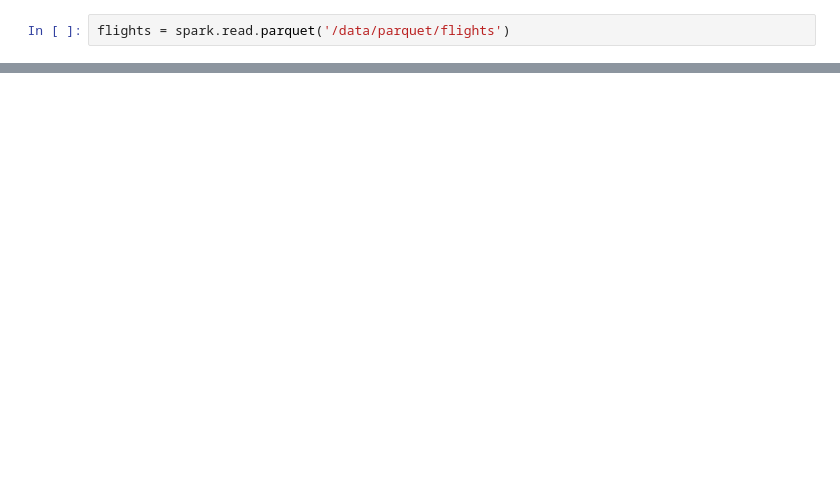
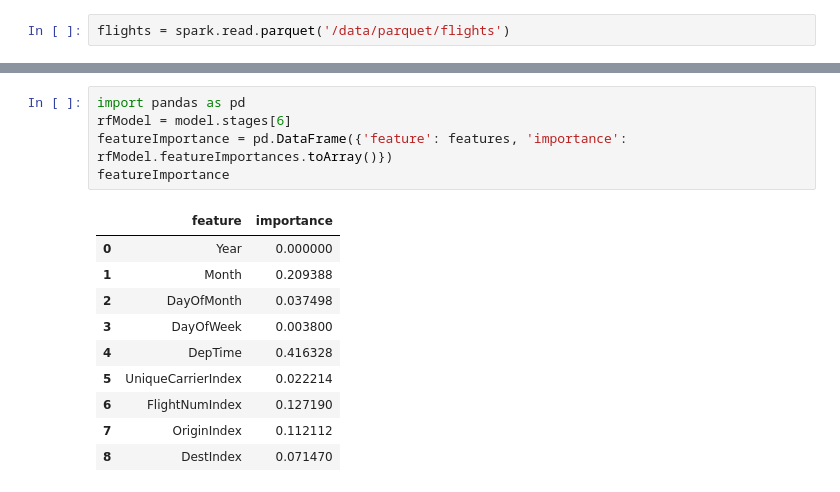
Before and after one commit to geraudster/airport-ml, a Jupyter notebook: src/main/notebooks/Airplane ML.ipynb, the cells around one changed output, grey strips where cells are left out. Drawn from its saved outputs; the diff is of its cells as text; blank space fills up the shorter version.

```diff
--- a/src/main/notebooks/Airplane ML.ipynb
+++ b/src/main/notebooks/Airplane ML.ipynb
@@ -50,0 +104,16 @@ categoricalIndexers = [ StringIndexer(inputCol=inputColName, outputCol=inputColN
+# %%
+import pandas as pd
+rfModel = model.stages[6]
+featureImportance = pd.DataFrame({'feature': features, 'importance': rfModel.featureImportances.toArray()})
+featureImportance
+# %% [output]
+|  | feature | importance |
+| 0 | Year | 0.000000 |
+| 1 | Month | 0.209388 |
+| 2 | DayOfMonth | 0.037498 |
+| 3 | DayOfWeek | 0.003800 |
+| 4 | DepTime | 0.416328 |
+| 5 | UniqueCarrierIndex | 0.022214 |
+| 6 | FlightNumIndex | 0.127190 |
+| 7 | OriginIndex | 0.112112 |
+| 8 | DestIndex | 0.071470 |
```
Also changed, not shown: parts of 24 cells of this notebook.
